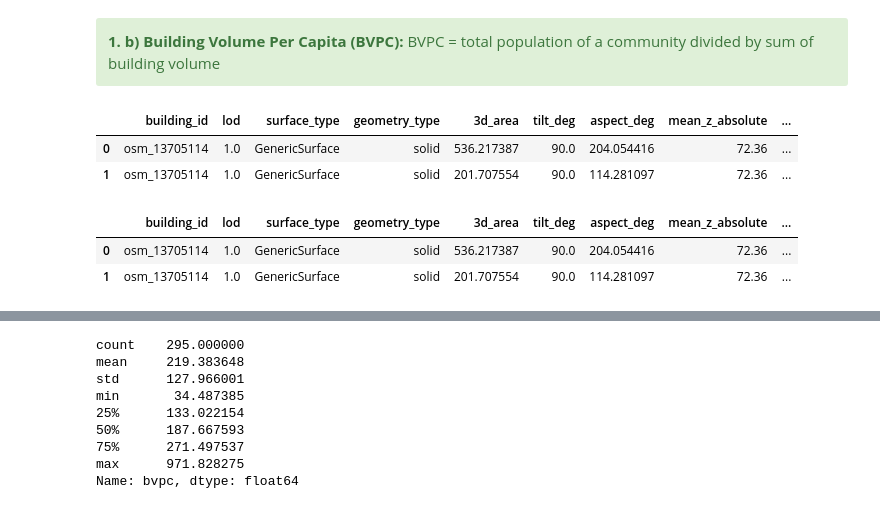
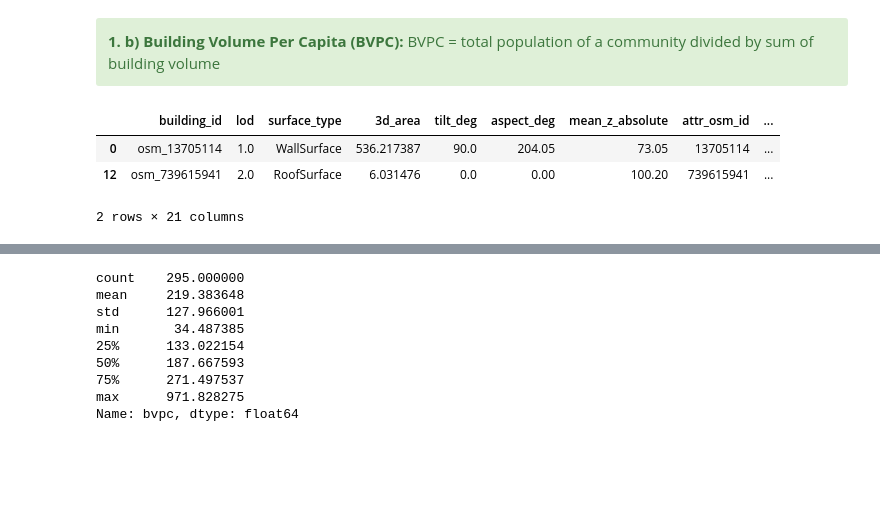
Before and after one commit to AdrianKriger/LoD2geo3D, a Jupyter notebook: Lo2DcityJSONdataScience.ipynb, the cells around one changed output, grey strips where cells are left out. Cells and saved outputs as stored; diff of their text form; code cells hidden in the pictures; blank space fills up the shorter version.

```diff
--- a/Lo2DcityJSONdataScience.ipynb
+++ b/Lo2DcityJSONdataScience.ipynb
@@ -336,53 +341,50 @@ estimated population 10 years from now: 1367
 BVPC = total population of a community divided by sum of building volume</div>
 # %%
 #- the surfaces
-gdf.head(2)
+#gdf.head(2)
-# %% [output]
-|  | building_id | lod | surface_type | geometry_type | 3d_area | tilt_deg | aspect_deg | mean_z_absolute | ... |
-| 0 | osm_13705114 | 1.0 | GenericSurface | solid | 536.217387 | 90.0 | 204.054416 | 72.36 | ... |
-| 1 | osm_13705114 | 1.0 | GenericSurface | solid | 201.707554 | 90.0 | 114.281097 | 72.36 | ... |
+# %%
+
+# 1. Compute the true total roof area per building from your filtered roofs
+total_roof_areas = gdf_pop[gdf_pop['surface_type'] == 'RoofSurface'].groupby('building_id')['3d_area'].sum().to_dict()
+
+# 2. Compute the true ground footprint area for your floor adjustments
+ground_footprints = gdf_pop[gdf_pop['surface_type'] == 'GroundSurface'].groupby('building_id')['3d_area'].sum().to_dict()
+
+# 3. Create your unique building dataframe
+gdf_pop = gdf_pop.drop_duplicates(subset=['building_id']).copy()
+
+# 4. Map the true aggregated totals back so the rows contain real asset sizes
+gdf_pop['total_roof_area'] = gdf_pop['building_id'].map(total_roof_areas).fillna(0.0)
+gdf_pop['ground_footprint'] = gdf_pop['building_id'].map(ground_footprints).fillna(0.0)
+# %%
+gdf_pop.head(2)
+# %% [output]
+|  | building_id | lod | surface_type | 3d_area | tilt_deg | aspect_deg | mean_z_absolute | attr_osm_id | ... |
+| 0 | osm_13705114 | 1.0 | WallSurface | 536.217387 | 90.0 | 204.05 | 73.05 | 13705114 | ... |
+| 12 | osm_739615941 | 2.0 | RoofSurface | 6.031476 | 0.0 | 0.00 | 100.20 | 739615941 | ... |
+2 rows × 21 columns
 # %%
+# --- CELL 28: CALCULATE NATIVE 3D VOLUMNS FROM ALL FACETS ---
+
 def calculate_facet_signed_volume(geometry):
-    """
-    Computes the signed volume contribution of an individual 3D face polygon
-    relative to the origin (0,0,0). The sum of all faces yields a closed shell volume.
-    """
-    # Extract the true [X, Y, Z] vertex coordinates preserved by your extraction pipeline
-    # Fail-safe check for missing or invalid geometry records
-    if geometry is None or hasattr(geometry, 'is_empty') and geometry.is_empty:
+    if geometry is None or (hasattr(geometry, 'is_empty') and geometry.is_empty):
         return 0.0
-
-    # Extract the true 3D coordinate ring [X, Y, Z] directly from the Shapely object
     vertices_3d = np.array(geometry.exterior.coords)
-    #vertices_3d = np.array(geometry_dict['coordinates'][0])
-
-    # A valid closed ring must have at least an initial triangle + closure point (4 pts)
     if len(vertices_3d) < 4:
         return 0.0
-
     face_volume = 0.0
     p0 = vertices_3d[0]
-
-    # Step through the 3D vertex ring to isolate individual triangles relative to the origin
     for i in range(1, len(vertices_3d) - 2):
         p1 = vertices_3d[i]
         p2 = vertices_3d[i + 1]
-
-        # The triple scalar product np.dot(p0, np.cross(p1, p2)) / 6.0
-        # yields the exact signed volume of the tetrahedron formed with the origin
         face_volume += np.dot(p0, np.cross(p1, p2)) / 6.0
-
     return face_volume
 
-#print("Calculating signed volume contributions for all individual 3D facets...")
+# 1. Calculate individual facet volume contributions on your master dataframe
 gdf['face_signed_volume'] = gdf['geometry'].apply(calculate_facet_signed_volume)
 
-# Group the surfaces by their parent building, sum the signed elements, and take the absolute total
-building_volume_series = gdf.groupby('building_id')['face_signed_volume'].sum().abs()
+# 2. Group by building and sum them up completely
+building_volume_series = gdf.groupby('building_id')['face_signed_volume'].sum()
 volume_lookup_df = building_volume_series.reset_index(name='volume_m3')
-gdf.head(2)
+#gdf.head(2)
-# %% [output]
-|  | building_id | lod | surface_type | geometry_type | 3d_area | tilt_deg | aspect_deg | mean_z_absolute | ... |
-| 0 | osm_13705114 | 1.0 | GenericSurface | solid | 536.217387 | 90.0 | 204.054416 | 72.36 | ... |
-| 1 | osm_13705114 | 1.0 | GenericSurface | solid | 201.707554 | 90.0 | 114.281097 | 72.36 | ... |
 # %%
```
Also changed, not shown: parts of 54 cells of this notebook, 1 other file.
